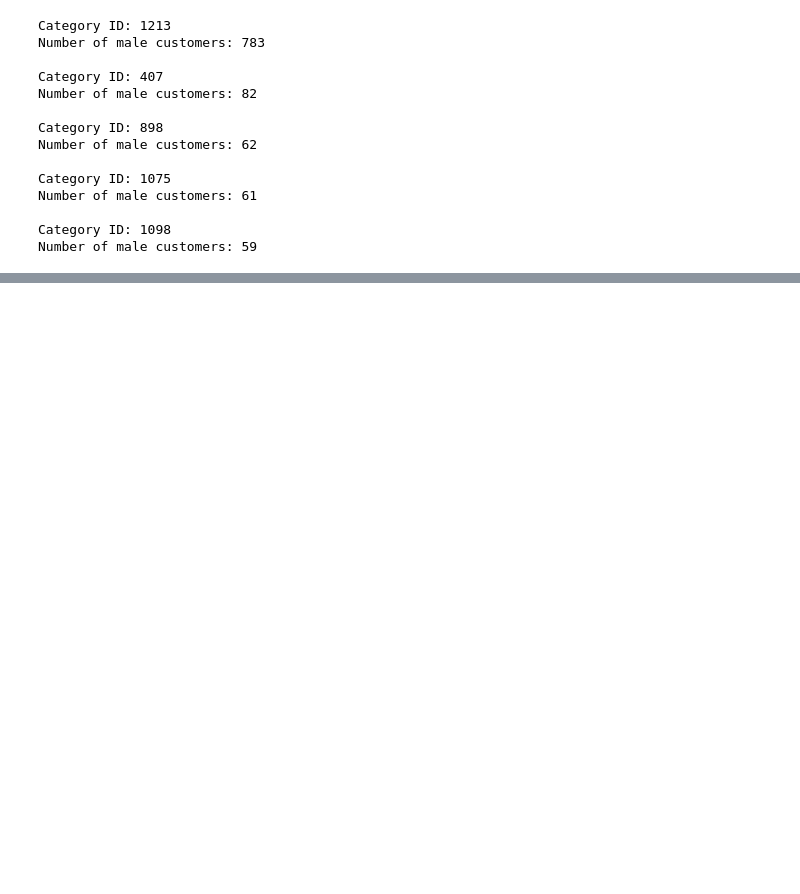
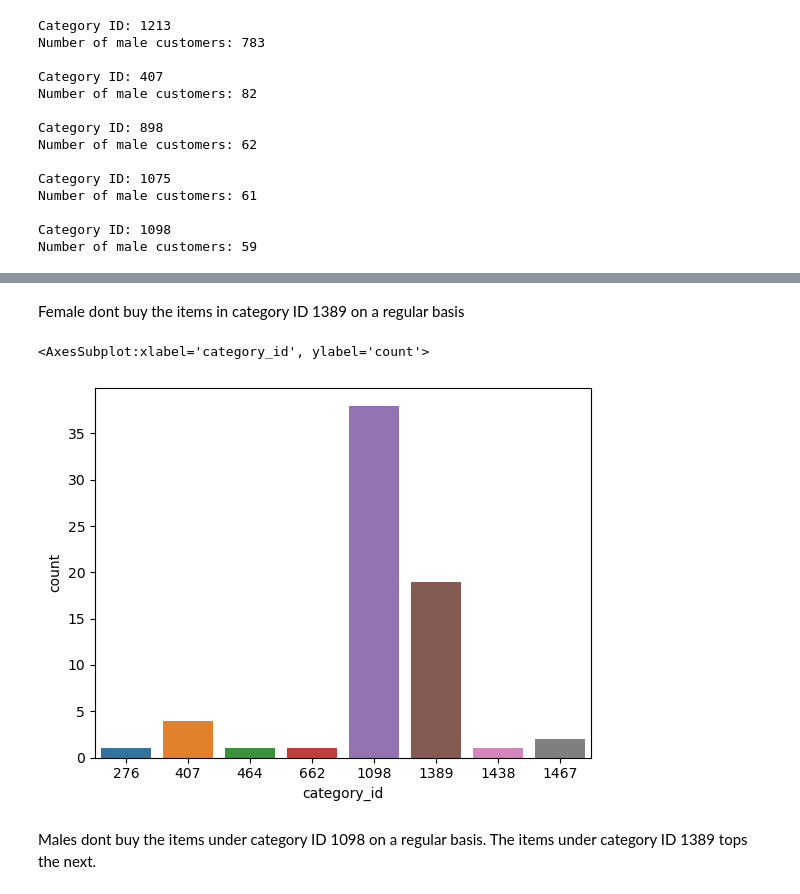
Before and after one commit to shruthivenkat/CECS550_Group6, a Jupyter notebook: #3 - EDA by shruthi.ipynb, the cells around one changed output, grey strips where cells are left out. Saved outputs shown, nothing was run; the diff lists cells and outputs as text; code cells hidden in the pictures; blank space fills up the shorter version.

```diff
--- a/#3 - EDA by shruthi.ipynb
+++ b/#3 - EDA by shruthi.ipynb
@@ -143,0 +175,12 @@ Number of male customers: 59
+# %% [markdown]
+Female dont buy the items in category ID 1389 on a regular basis
+# %%
+male_non_common_buyers_df = df[(df['gender'] == 1) & (df['label'] == 0)]
+male_non_common_buyers_df
+
+sns.countplot(x='category_id', data=male_non_common_buyers_df)
+# %% [output]
+<AxesSubplot:xlabel='category_id', ylabel='count'>
+[figure, added]
+# %% [markdown]
+Males dont buy the items under category ID 1098 on a regular basis. The items under category ID 1389 tops the next.
```
Also changed, not shown: parts of 10 cells of this notebook.
